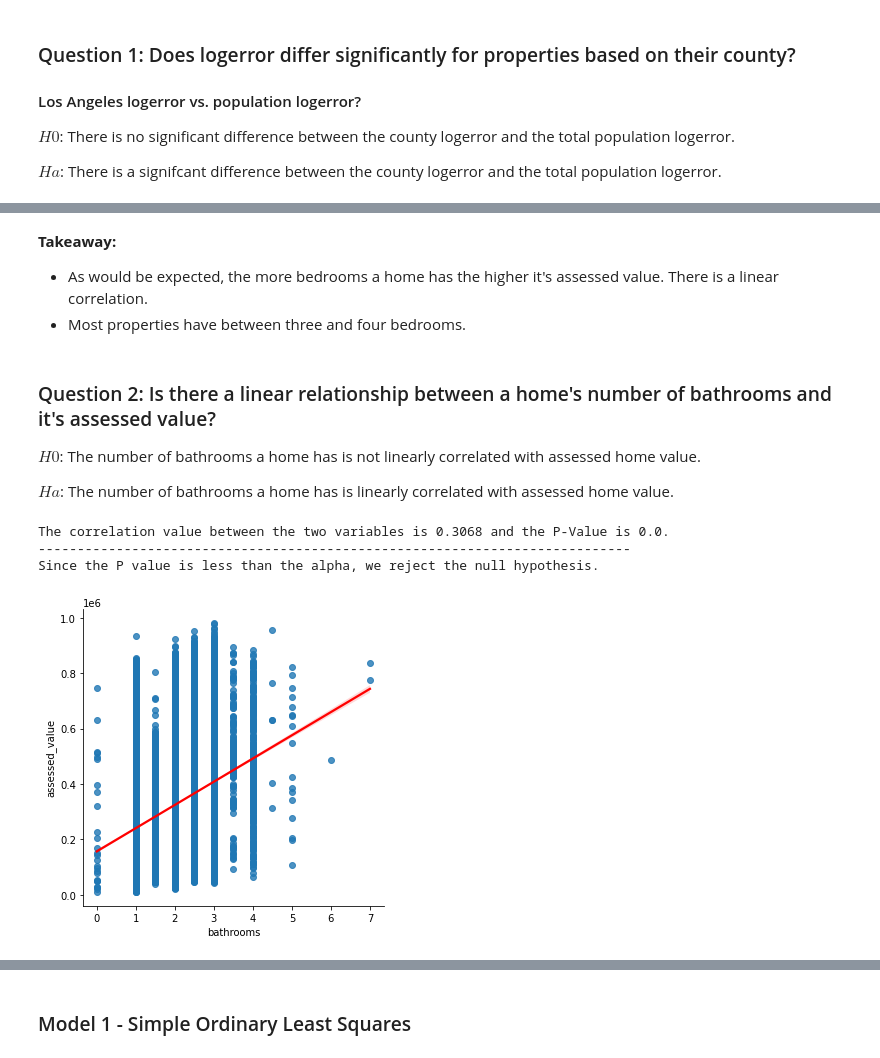
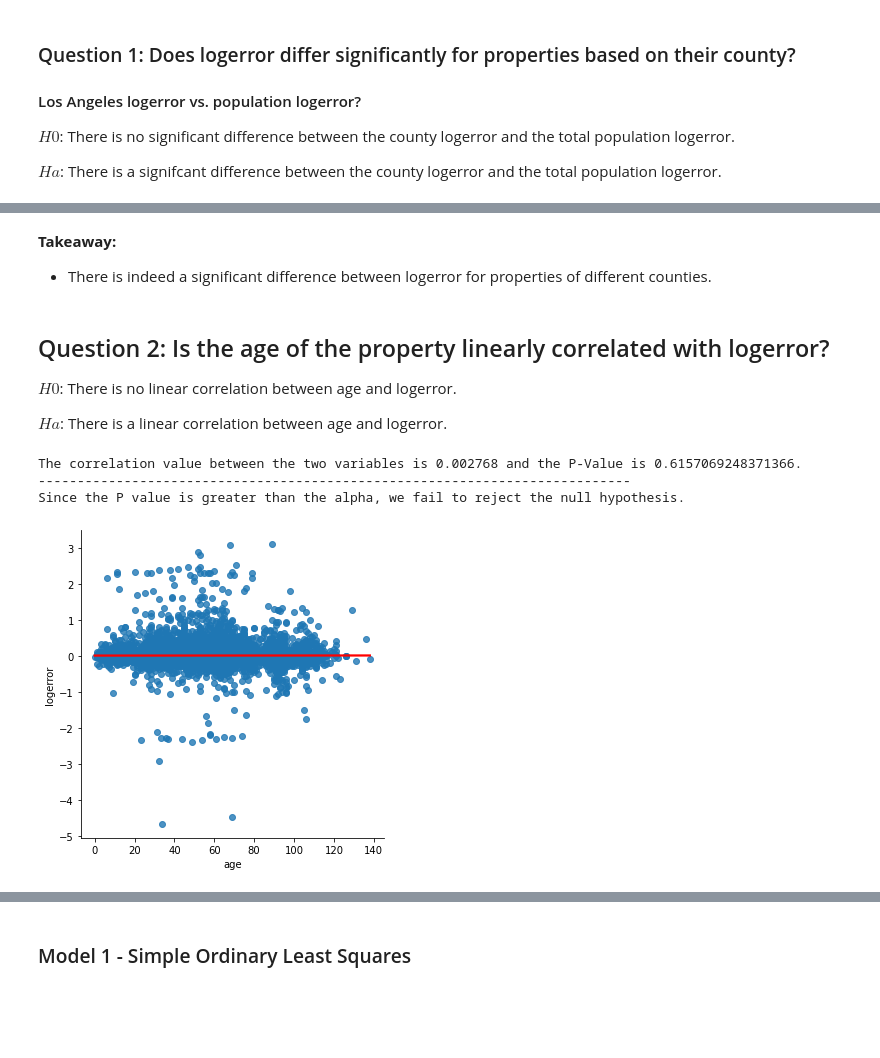
Before and after one commit to kristofer-rivera/zillow-clustering-project, a Jupyter notebook: final_report.ipynb, the cells around one changed output, grey strips where cells are left out. Drawn from its saved outputs; the diff is of its cells as text; code cells hidden in the pictures; blank space fills up the shorter version.

```diff
--- a/final_report.ipynb
+++ b/final_report.ipynb
@@ -199,23 +207,21 @@ ex.plot_distribution(train, 'bedrooms')
 # %% [markdown]
 **Takeaway:**
-- As would be expected, the more bedrooms a home has the higher it's assessed value. There is a linear correlation.
-- Most properties have between three and four bedrooms.
+- There is indeed a significant difference between logerror for properties of different counties.
 # %% [markdown]
-### Question 2:  Is there a linear relationship between a home's number of bathrooms and it's assessed value?
+## Question 2: Is the age of the property linearly correlated with logerror?
 
-$H0$: The number of bathrooms a home has is not linearly correlated with assessed home value.
+$H0$: There is no linear correlation between age and logerror.
 
-$Ha$: The number of bathrooms a home has is linearly correlated with assessed home value.
+$Ha$: There is a linear correlation between age and logerror.
 # %%
 # Predefined function that conducts a pearsonr test and prints out the results
-ex.pearsonr(train.bathrooms, train.assessed_value)
+ex.pearsonr(df.age, df.logerror)
 # %% [output]
-The correlation value between the two variables is 0.3068 and the P-Value is 0.0.
+The correlation value between the two variables is 0.002768 and the P-Value is 0.6157069248371366.
 ----------------------------------------------------------------------------
-Since the P value is less than the alpha, we reject the null hypothesis.
+Since the P value is greater than the alpha, we fail to reject the null hypothesis.
 # %%
-# Create a line plot with regression line to visualize relationship
-sns.lmplot(x='bathrooms', y='assessed_value', data=train, line_kws={'color':'red'})
+sns.lmplot(data = df, x='age', y='logerror', line_kws={'color':'red'})
 plt.show()
 # %% [output]
-[figure, old version]
+[figure, new version]
```
Also changed, not shown: parts of 72 cells of this notebook.
